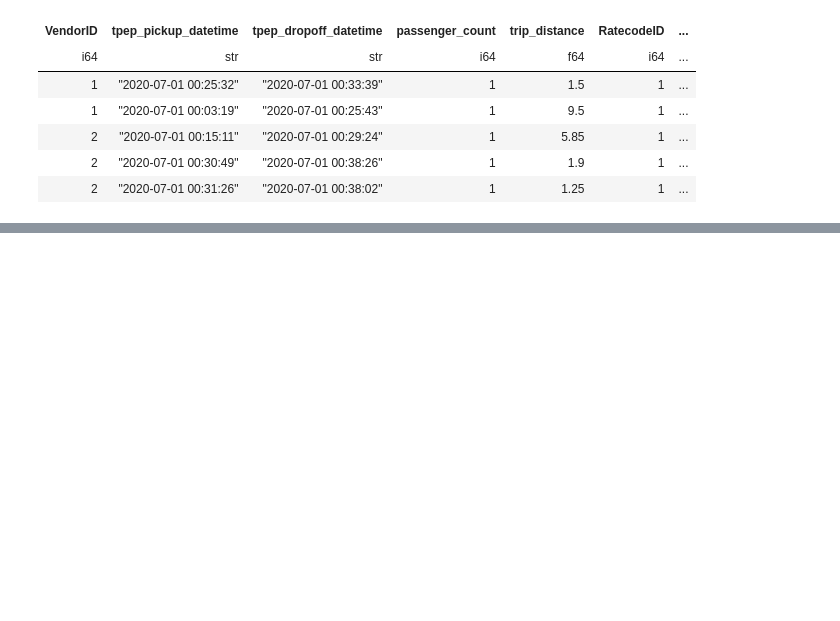
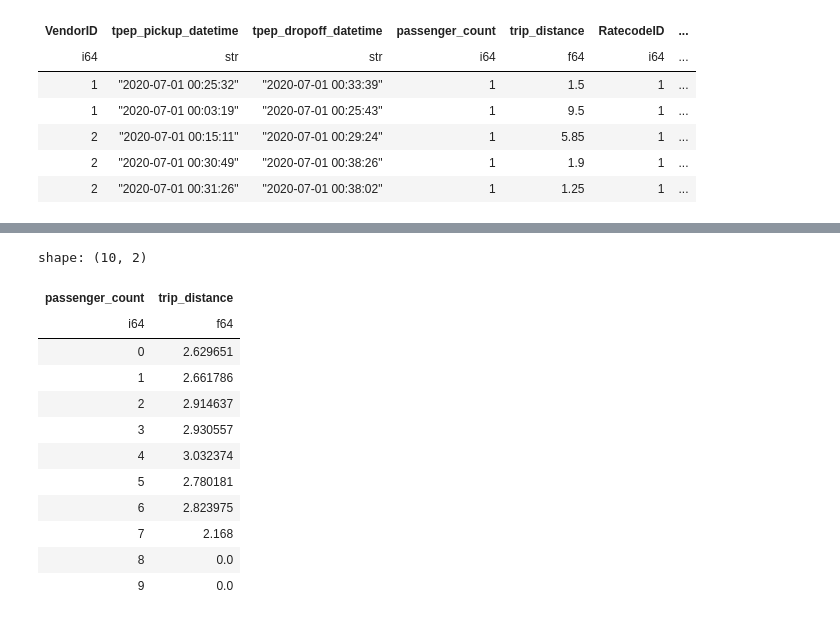
Before and after one commit to opagani/2024-08Aug-25-polars, a Jupyter notebook: LernerPython - 2024-08Aug-25-polars.ipynb, the cells around one changed output, grey strips where cells are left out. Saved outputs shown, nothing was run; the diff lists cells and outputs as text; code cells hidden in the pictures; blank space fills up the shorter version.

```diff
--- a/LernerPython - 2024-08Aug-25-polars.ipynb
+++ b/LernerPython - 2024-08Aug-25-polars.ipynb
@@ -1191,0 +1208,25 @@ shape: (5, 18)
+# %%
+# to remove the null values, we'll need to use filter (which filters rows)
+
+(
+    df
+    .filter(
+        ~pl.col('passenger_count').is_null()   # ~ flips the logic, and is_null() finds nulls
+    )
+    .group_by('passenger_count').agg(pl.mean('trip_distance'))
+    .sort('passenger_count')
+)
+# %% [output]
+shape: (10, 2)
+| passenger_count | trip_distance |
+| i64 | f64 |
+| 0 | 2.629651 |
+| 1 | 2.661786 |
+| 2 | 2.914637 |
+| 3 | 2.930557 |
+| 4 | 3.032374 |
+| 5 | 2.780181 |
+| 6 | 2.823975 |
+| 7 | 2.168 |
+| 8 | 0.0 |
+| 9 | 0.0 |
```
Also changed, not shown: parts of 1 cell of this notebook.
